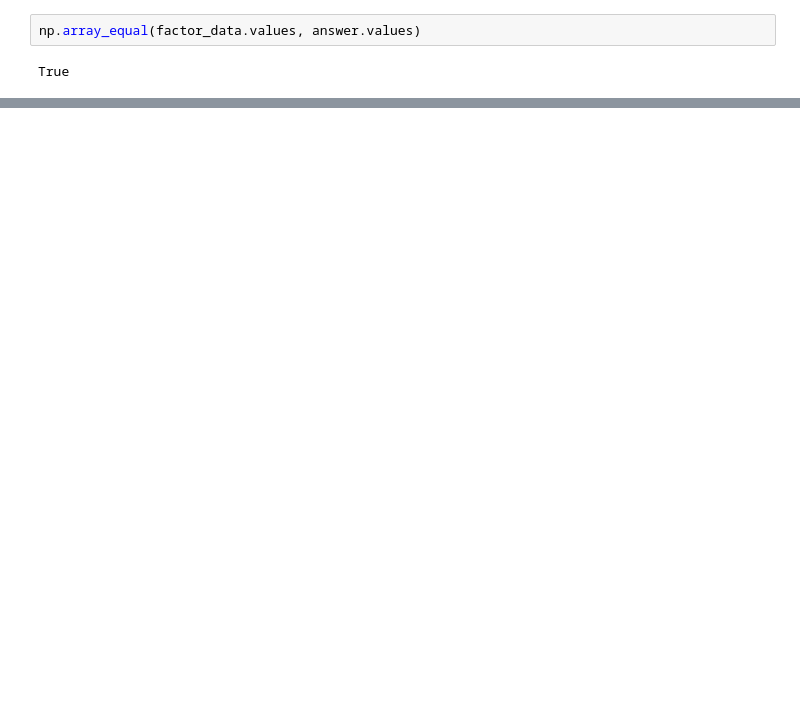
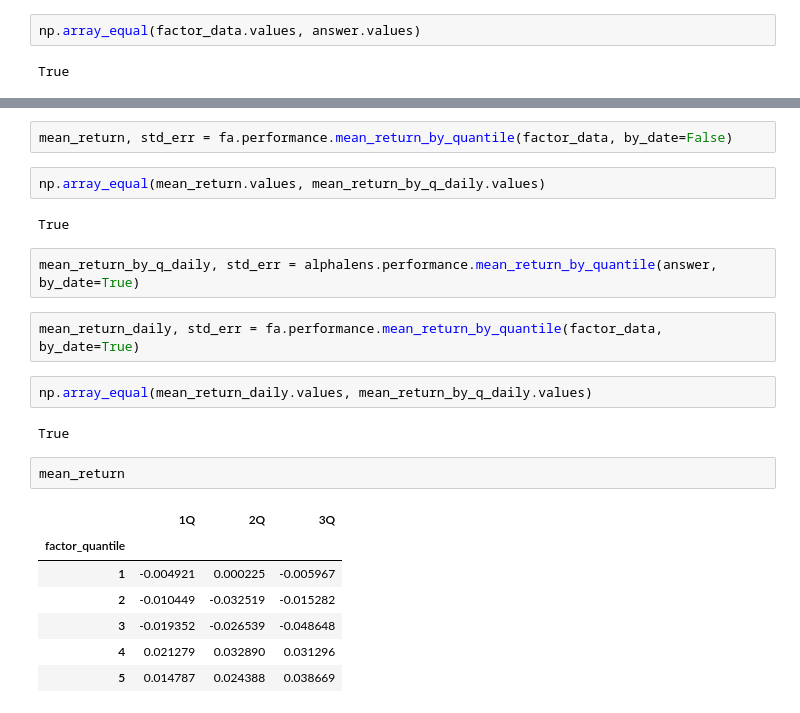
Before and after one commit to wgcgxp/factor_analysis, a Jupyter notebook: notebook/因子分析测试.ipynb, the cells around one changed output, grey strips where cells are left out. Saved outputs shown, nothing was run; the diff lists cells and outputs as text; blank space fills up the shorter version.

```diff
--- a/notebook/因子分析测试.ipynb
+++ b/notebook/因子分析测试.ipynb
@@ -62,0 +49,24 @@ True
+# %%
+mean_return, std_err = fa.performance.mean_return_by_quantile(factor_data, by_date=False)
+# %%
+np.array_equal(mean_return.values, mean_return_by_q_daily.values)
+# %% [output]
+True
+# %%
+mean_return_by_q_daily, std_err = alphalens.performance.mean_return_by_quantile(answer, by_date=True)
+# %%
+mean_return_daily, std_err = fa.performance.mean_return_by_quantile(factor_data, by_date=True)
+# %%
+np.array_equal(mean_return_daily.values, mean_return_by_q_daily.values)
+# %% [output]
+True
+# %%
+mean_return
+# %% [output]
+|  | 1Q | 2Q | 3Q |
+| factor_quantile |  |  |  |
+| 1 | -0.004921 | 0.000225 | -0.005967 |
+| 2 | -0.010449 | -0.032519 | -0.015282 |
+| 3 | -0.019352 | -0.026539 | -0.048648 |
+| 4 | 0.021279 | 0.032890 | 0.031296 |
+| 5 | 0.014787 | 0.024388 | 0.038669 |
```
Also changed, not shown: parts of 17 cells of this notebook, 5 other files.
